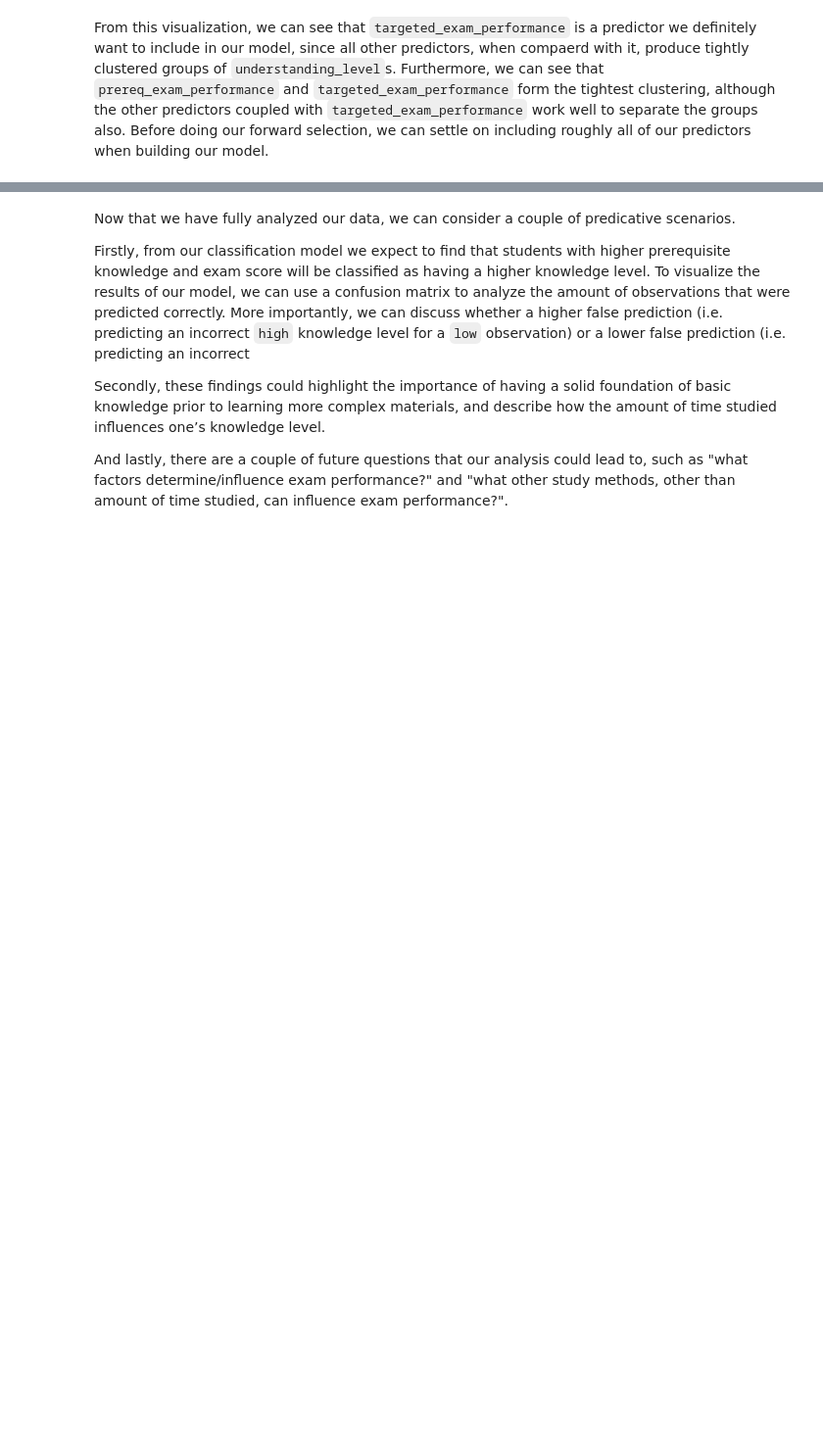
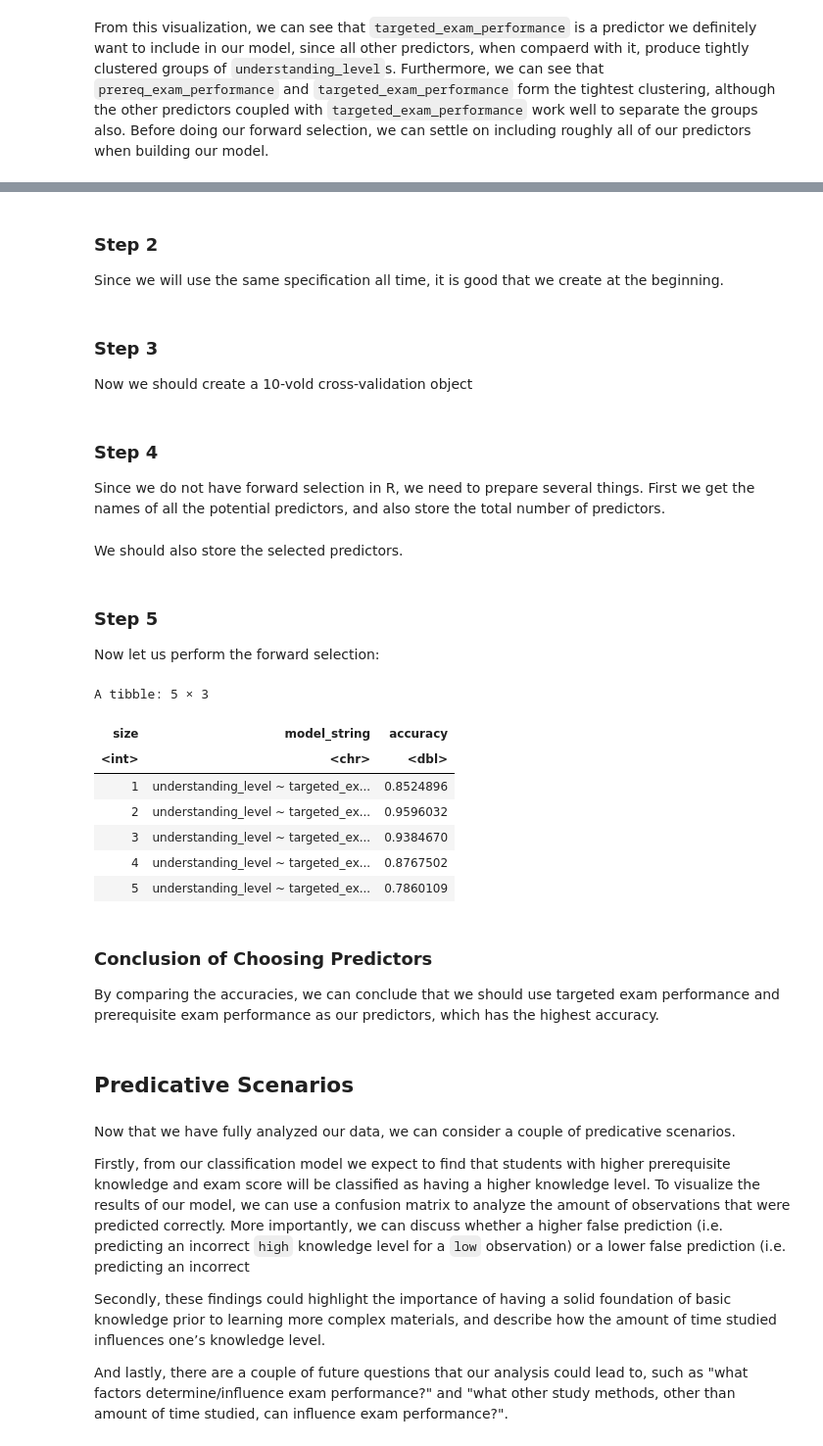
Before and after one commit to cinadia/dsci-project, a Jupyter notebook: Group_Proposal.ipynb, the cells around one changed output, grey strips where cells are left out. Shown at 98% size. Cells and saved outputs as stored; diff of their text form; code cells hidden in the pictures; blank space fills up the shorter version.

Commit message:
Forward Selection Process
Use forward selection to choose predictors.

```diff
--- a/Group_Proposal.ipynb
+++ b/Group_Proposal.ipynb
@@ -162,0 +173,3 @@ From this visualization, we can see that `targeted_exam_performance` is a predic
+# %% [markdown]
+### ****Step 2****
+Since we will use the same specification all time, it is good that we create at the beginning.
@@ -163,3 +181,79 @@ From this visualization, we can see that `targeted_exam_performance` is a predic
+# %% [markdown]
+### ****Step 3****
+Now we should create a 10-vold cross-validation object
+# %%
+set.seed(1)
+user_vfold <- vfold_cv(knowledge_train, v = 10, strata = understanding_level)
+# %% [markdown]
+### ****Step 4****
+Since we do not have forward selection in R, we need to prepare several things. First we get the names of all the potential predictors, and also store the total number of predictors.
+# %%
+names <- colnames(knowledge_train %>% select(-understanding_level))
+# %%
+n_total <- length(names)
+# %% [markdown]
+We should also store the selected predictors.
+# %%
+selected <- c()
+# %% [markdown]
+### ****Step 5****
+Now let us perform the forward selection:
+# %%
+set.seed(1)
+# for every size from 1 to the total number of predictors
+for (i in 1:n_total) {
+    # for every predictor still not added yet
+    accs <- list()
+    models <- list()
+    for (j in 1:length(names)) {
+        # create a model string for this combination of predictors
+        preds_new <- c(selected, names[[j]])
+        model_string <- paste("understanding_level", "~", paste(preds_new, collapse="+"))
+
+        # create a recipe from the model string
+        user_recipe <- recipe(as.formula(model_string),
+                              data = knowledge_train) %>%
+        step_scale(all_predictors()) %>%
+        step_center(all_predictors())
+
+        # tune the KNN classifier with these predictors,
+        # and collect the accuracy for the best K
+        acc <- workflow() %>%
+          add_recipe(user_recipe) %>%
+          add_model(knn_spec) %>%
+          tune_grid(resamples = user_vfold, grid = 10) %>%
+          collect_metrics() %>%
+          filter(.metric == "accuracy") %>%
+          summarize(mx = max(mean))
+        acc <- acc$mx %>% unlist()
+
+        # add this result to the dataframe
+        accs[[j]] <- acc
+        models[[j]] <- model_string
+    }
+    jstar <- which.max(unlist(accs))
+    accuracies <- accuracies %>%
+      add_row(size = i,
+              model_string = models[[jstar]],
+              accuracy = accs[[jstar]])
+    selected <- c(selected, names[[jstar]])
+    names <- names[-jstar]
+}
+accuracies
+# %% [output]
+A tibble: 5 × 3
+| size | model_string | accuracy |
+| <int> | <chr> | <dbl> |
+| 1 | understanding_level ~ targeted_ex... | 0.8524896 |
+| 2 | understanding_level ~ targeted_ex... | 0.9596032 |
+| 3 | understanding_level ~ targeted_ex... | 0.9384670 |
+| 4 | understanding_level ~ targeted_ex... | 0.8767502 |
+| 5 | understanding_level ~ targeted_ex... | 0.7860109 |
+# %% [markdown]
+### ****Conclusion of Choosing Predictors****
+By comparing the accuracies, we can conclude that we should use targeted exam performance and prerequisite exam performance as our predictors, which has the highest accuracy.
+# %% [markdown]
+## **Predicative Scenarios**
 # %% [markdown]
 Now that we have fully analyzed our data, we can consider a couple of predicative scenarios.
 
```
Also changed, not shown: parts of 9 cells of this notebook.
